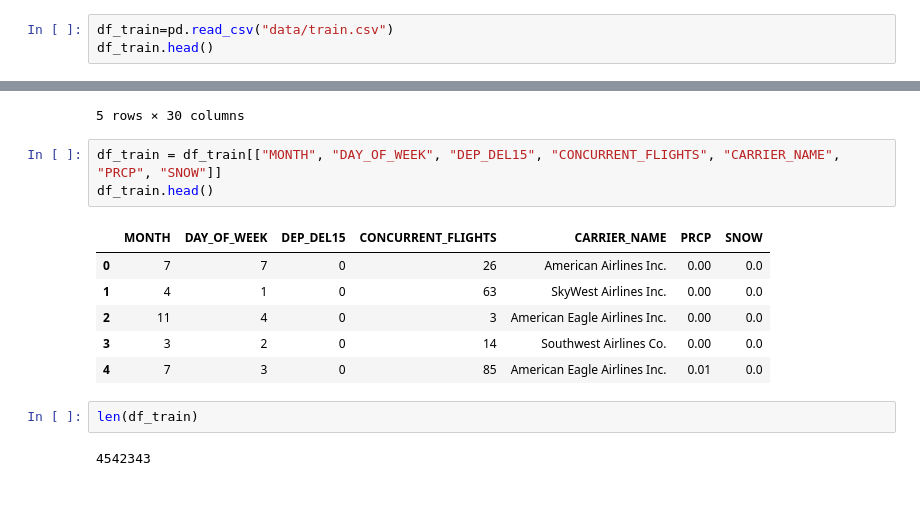
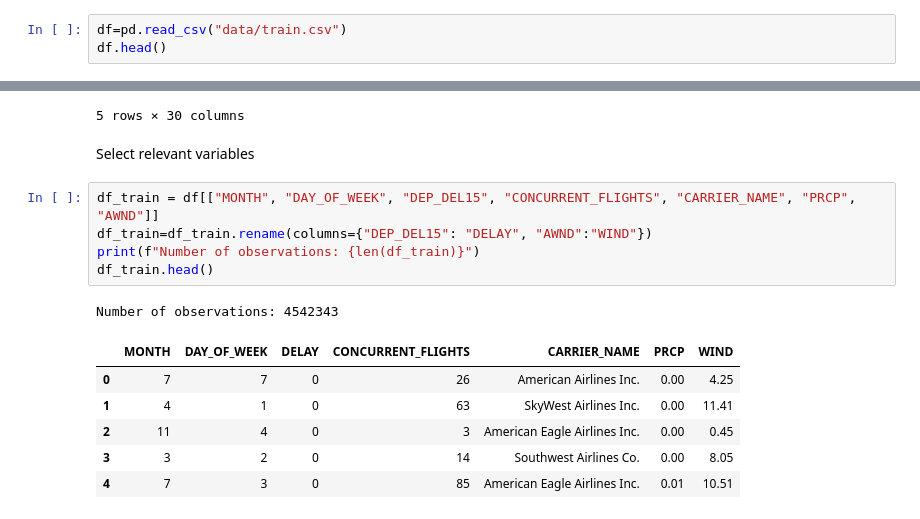
Before and after one commit to mariatmvendas/mbml_project, a Jupyter notebook: EDA.ipynb, the cells around one changed output, grey strips where cells are left out. Drawn from its saved outputs; the diff is of its cells as text.

```diff
--- a/EDA.ipynb
+++ b/EDA.ipynb
@@ -3,6 +4,6 @@ import pandas as pd
 # %%
-df_train=pd.read_csv("data/train.csv")
-df_train.head()
+df=pd.read_csv("data/train.csv")
+df.head()
 # %% [output]
 |  | MONTH | DAY_OF_WEEK | DEP_DEL15 | DEP_TIME_BLK | DISTANCE_GROUP | SEGMENT_NUMBER | CONCURRENT_FLIGHTS | ... |
 | 0 | 7 | 7 | 0 | 1500-1559 | 3 | 3 | 26 | ... |
@@ -11,17 +12,18 @@ df_train.head()
 | 3 | 3 | 2 | 0 | 1500-1559 | 7 | 5 | 14 | ... |
 | 4 | 7 | 3 | 0 | 0800-0859 | 1 | 2 | 85 | ... |
 5 rows × 30 columns
+# %% [markdown]
+Select relevant variables
 # %%
-df_train = df_train[["MONTH", "DAY_OF_WEEK", "DEP_DEL15", "CONCURRENT_FLIGHTS", "CARRIER_NAME", "PRCP", "SNOW"]]
+df_train = df[["MONTH", "DAY_OF_WEEK", "DEP_DEL15", "CONCURRENT_FLIGHTS", "CARRIER_NAME", "PRCP", "AWND"]]
+df_train=df_train.rename(columns={"DEP_DEL15": "DELAY", "AWND":"WIND"})
+print(f"Number of observations: {len(df_train)}")
 df_train.head()
 # %% [output]
+Number of observations: 4542343
-|  | MONTH | DAY_OF_WEEK | DEP_DEL15 | CONCURRENT_FLIGHTS | CARRIER_NAME | PRCP | SNOW |
-| 0 | 7 | 7 | 0 | 26 | American Airlines Inc. | 0.00 | 0.0 |
-| 1 | 4 | 1 | 0 | 63 | SkyWest Airlines Inc. | 0.00 | 0.0 |
-| 2 | 11 | 4 | 0 | 3 | American Eagle Airlines Inc. | 0.00 | 0.0 |
-| 3 | 3 | 2 | 0 | 14 | Southwest Airlines Co. | 0.00 | 0.0 |
-| 4 | 7 | 3 | 0 | 85 | American Eagle Airlines Inc. | 0.01 | 0.0 |
+|  | MONTH | DAY_OF_WEEK | DELAY | CONCURRENT_FLIGHTS | CARRIER_NAME | PRCP | WIND |
+| 0 | 7 | 7 | 0 | 26 | American Airlines Inc. | 0.00 | 4.25 |
+| 1 | 4 | 1 | 0 | 63 | SkyWest Airlines Inc. | 0.00 | 11.41 |
+| 2 | 11 | 4 | 0 | 3 | American Eagle Airlines Inc. | 0.00 | 0.45 |
+| 3 | 3 | 2 | 0 | 14 | Southwest Airlines Co. | 0.00 | 8.05 |
+| 4 | 7 | 3 | 0 | 85 | American Eagle Airlines Inc. | 0.01 | 10.51 |
-# %%
-len(df_train)
-# %% [output]
-4542343
```
Also changed, not shown: parts of 14 cells of this notebook.
